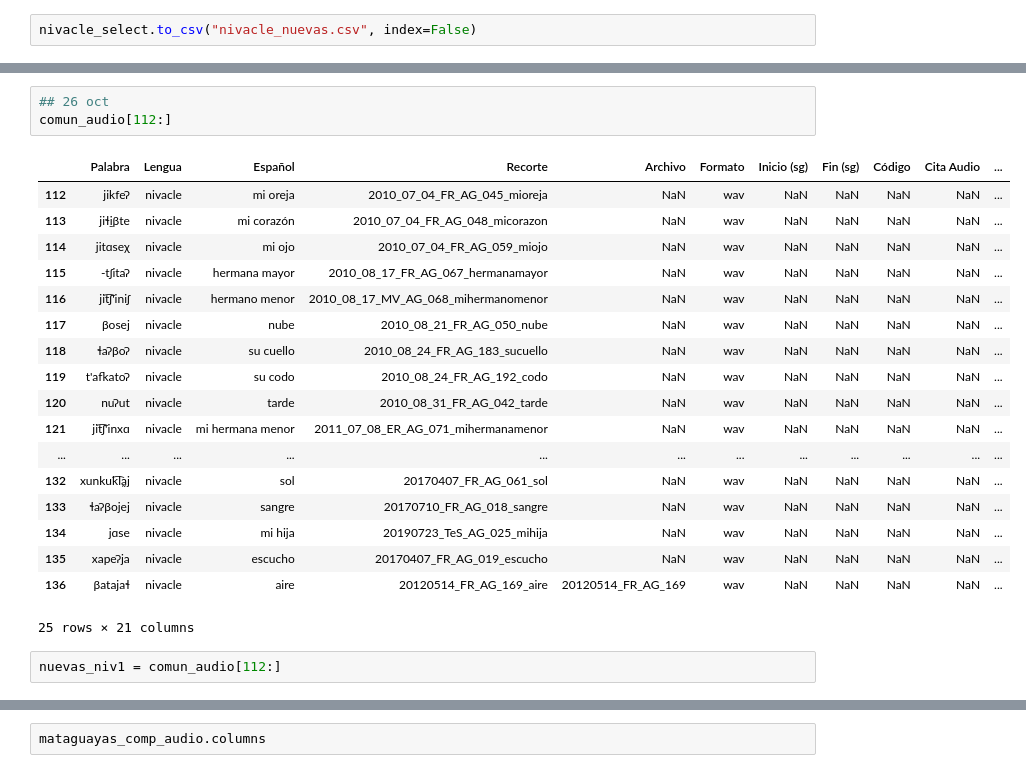
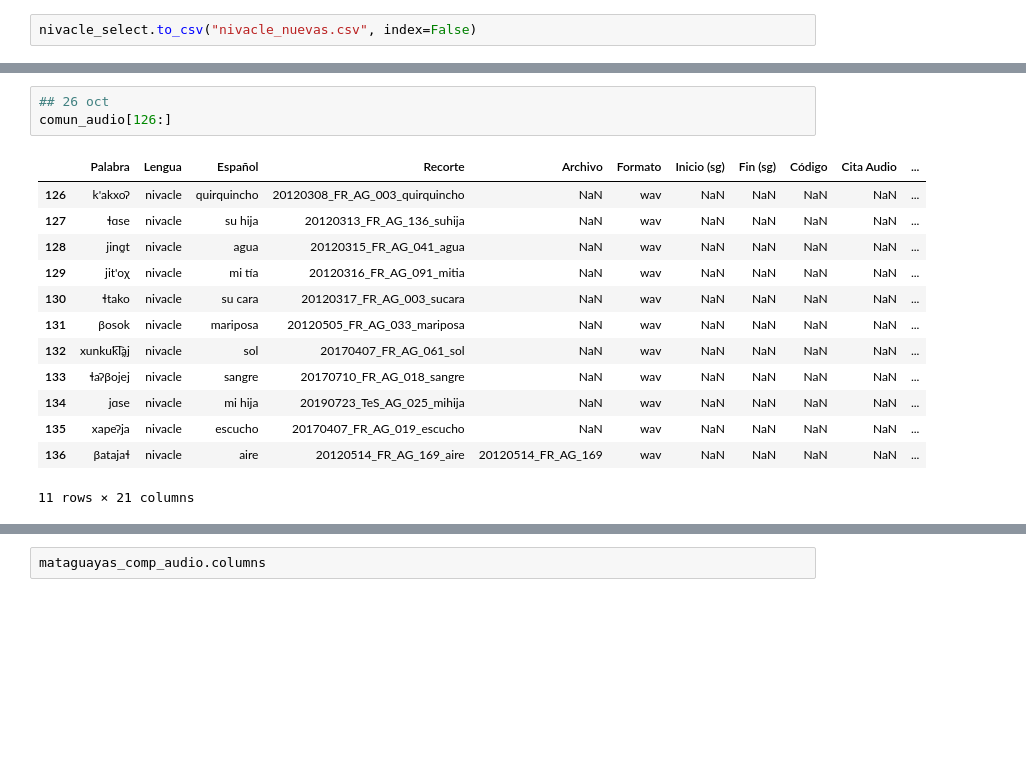
Before and after one commit to nidiah/PICT-2020, a Jupyter notebook: update-nivacle-words.ipynb, the cells around one changed output, grey strips where cells are left out. Cells and saved outputs as stored; diff of their text form; blank space fills up the shorter version.

```diff
--- a/update-nivacle-words.ipynb
+++ b/update-nivacle-words.ipynb
@@ -124,24 +124,17 @@ Entonces, el listado de tareas para la parte nivacle:
 # %%
 ## 26 oct
-comun_audio[112:]
+comun_audio[126:]
 # %% [output]
 |  | Palabra | Lengua | Español | Recorte | Archivo | Formato | Inicio (sg) | Fin (sg) | Código | Cita Audio | ... |
-| 112 | jikfeʔ | nivacle | mi oreja | 2010_07_04_FR_AG_045_mioreja | NaN | wav | NaN | NaN | NaN | NaN | ... |
-| 113 | jiɬḭβte | nivacle | mi corazón | 2010_07_04_FR_AG_048_micorazon | NaN | wav | NaN | NaN | NaN | NaN | ... |
-| 114 | jitɑseχ | nivacle | mi ojo | 2010_07_04_FR_AG_059_miojo | NaN | wav | NaN | NaN | NaN | NaN | ... |
-| 115 | -tʃitaʔ | nivacle | hermana mayor | 2010_08_17_FR_AG_067_hermanamayor | NaN | wav | NaN | NaN | NaN | NaN | ... |
-| 116 | jit͡ʃ'iniʃ | nivacle | hermano menor | 2010_08_17_MV_AG_068_mihermanomenor | NaN | wav | NaN | NaN | NaN | NaN | ... |
-| 117 | βosej | nivacle | nube | 2010_08_21_FR_AG_050_nube | NaN | wav | NaN | NaN | NaN | NaN | ... |
-| 118 | ɬaʔβoʔ | nivacle | su cuello | 2010_08_24_FR_AG_183_sucuello | NaN | wav | NaN | NaN | NaN | NaN | ... |
-| 119 | t'afkatoʔ | nivacle | su codo | 2010_08_24_FR_AG_192_codo | NaN | wav | NaN | NaN | NaN | NaN | ... |
-| 120 | nuʔut | nivacle | tarde | 2010_08_31_FR_AG_042_tarde | NaN | wav | NaN | NaN | NaN | NaN | ... |
-| 121 | jit͡ʃ'inxɑ | nivacle | mi hermana menor | 2011_07_08_ER_AG_071_mihermanamenor | NaN | wav | NaN | NaN | NaN | NaN | ... |
-| ... | ... | ... | ... | ... | ... | ... | ... | ... | ... | ... | ... |
+| 126 | k'akxoʔ | nivacle | quirquincho | 20120308_FR_AG_003_quirquincho | NaN | wav | NaN | NaN | NaN | NaN | ... |
+| 127 | ɬɑse | nivacle | su hija | 20120313_FR_AG_136_suhija | NaN | wav | NaN | NaN | NaN | NaN | ... |
+| 128 | jinɑ̰t | nivacle | agua | 20120315_FR_AG_041_agua | NaN | wav | NaN | NaN | NaN | NaN | ... |
+| 129 | jit'oχ | nivacle | mi tía | 20120316_FR_AG_091_mitia | NaN | wav | NaN | NaN | NaN | NaN | ... |
+| 130 | ɬtako | nivacle | su cara | 20120317_FR_AG_003_sucara | NaN | wav | NaN | NaN | NaN | NaN | ... |
+| 131 | βosok | nivacle | mariposa | 20120505_FR_AG_033_mariposa | NaN | wav | NaN | NaN | NaN | NaN | ... |
 | 132 | xunkuk͡la̰j | nivacle | sol | 20170407_FR_AG_061_sol | NaN | wav | NaN | NaN | NaN | NaN | ... |
 | 133 | ɬaʔβojej | nivacle | sangre | 20170710_FR_AG_018_sangre | NaN | wav | NaN | NaN | NaN | NaN | ... |
 | 134 | jɑse | nivacle | mi hija | 20190723_TeS_AG_025_mihija | NaN | wav | NaN | NaN | NaN | NaN | ... |
 | 135 | xapeʔja | nivacle | escucho | 20170407_FR_AG_019_escucho | NaN | wav | NaN | NaN | NaN | NaN | ... |
 | 136 | βatajaɬ | nivacle | aire | 20120514_FR_AG_169_aire | 20120514_FR_AG_169 | wav | NaN | NaN | NaN | NaN | ... |
-25 rows × 21 columns
+11 rows × 21 columns
-# %%
-nuevas_niv1 = comun_audio[112:]
```
Also changed, not shown: parts of 13 cells of this notebook.
